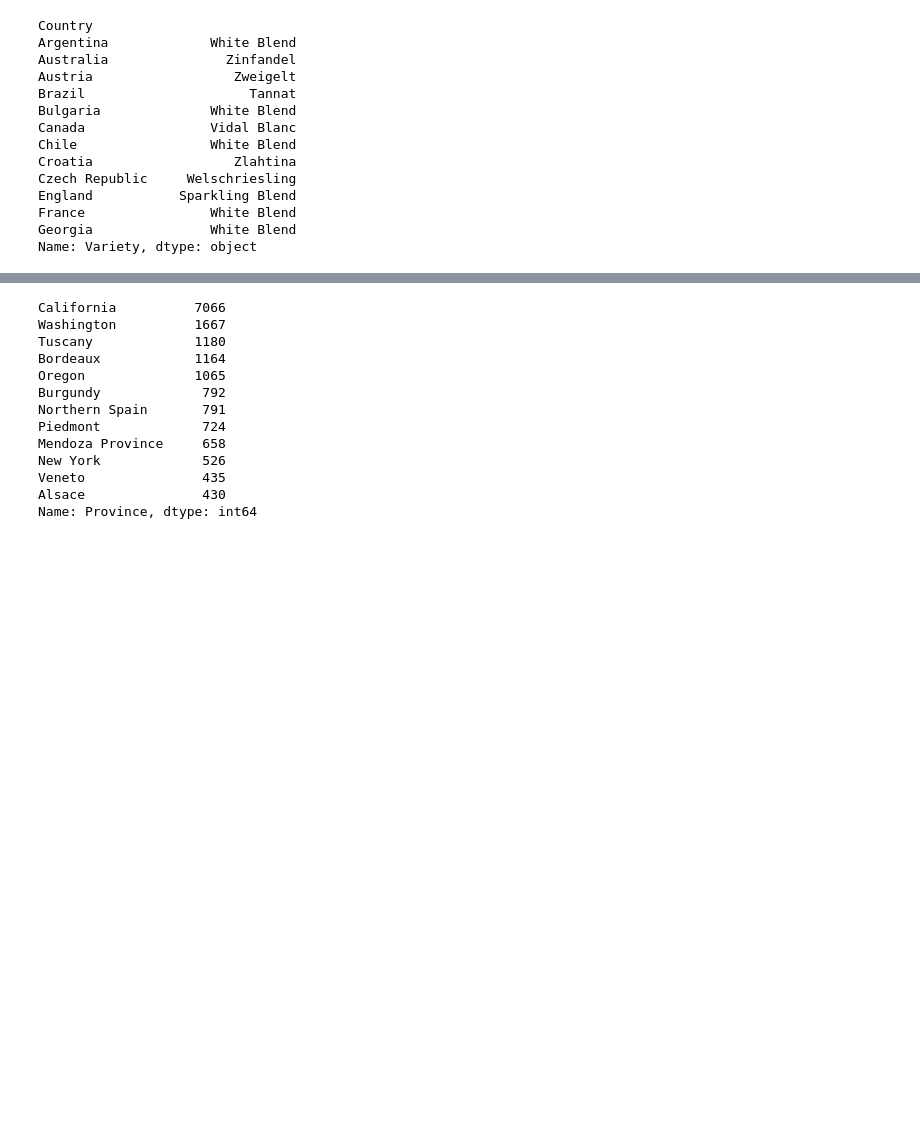
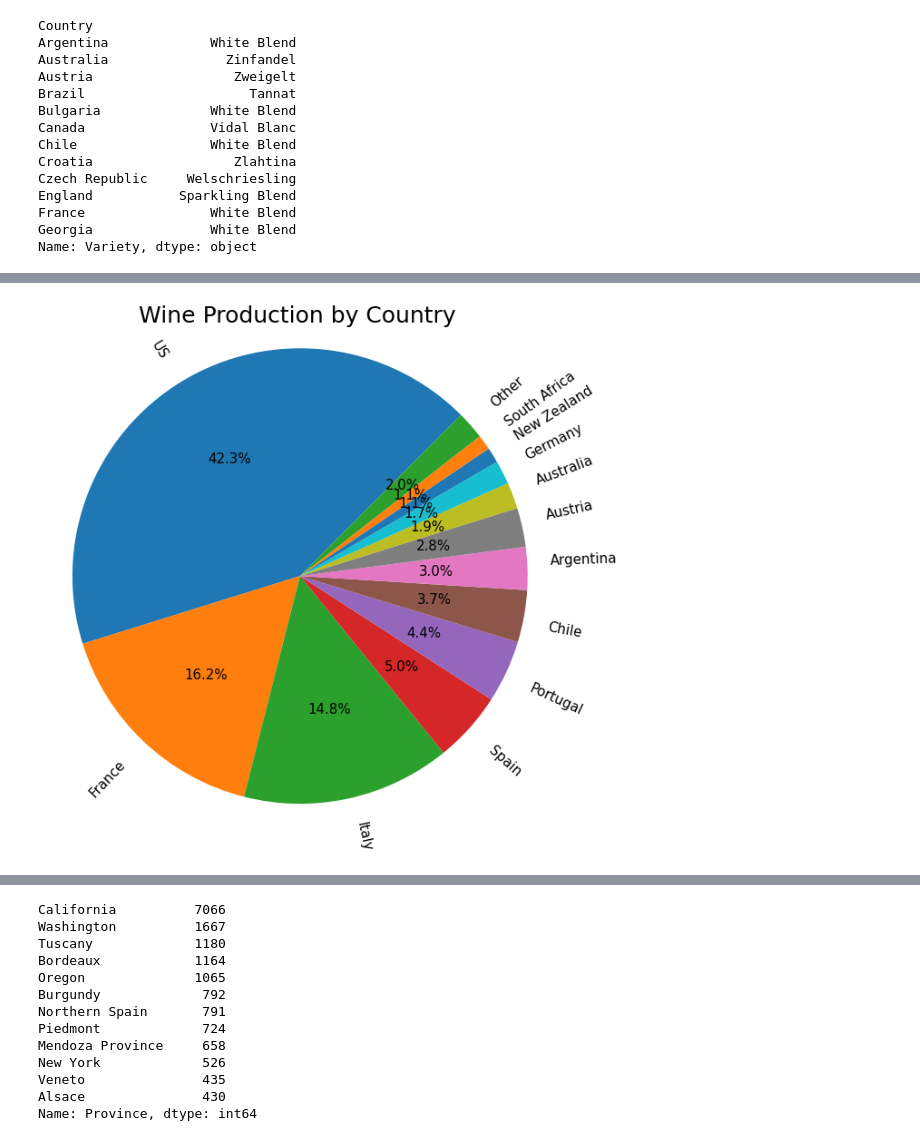
Before and after one commit to kenkre/wine_rating, a Jupyter notebook: wine_rating_data_load_n_EDA.ipynb, the cells around one changed output, grey strips where cells are left out. Cells and saved outputs as stored; diff of their text form; code cells hidden in the pictures; blank space fills up the shorter version.

```diff
--- a/wine_rating_data_load_n_EDA.ipynb
+++ b/wine_rating_data_load_n_EDA.ipynb
@@ -125,4 +129,4 @@ France                White Blend
 Georgia               White Blend
 Name: Variety, dtype: object
 # %%
-df['Country'].value_counts()/len(df)
+df_pie = (df['Country'].value_counts()/len(df)).reset_index()
@@ -146,0 +133,4 @@ Name: Country, dtype: float64
+# %%
+df_pie2=df_pie[df_pie['Country'] > 0.01]
+# %%
+df_pie2.loc[-1] = ['Other',0.019842]
@@ -147,3 +159,16 @@ Name: Country, dtype: float64
+# %%
+labels = df_pie2['index']
+
+fig1, ax1 = plt.subplots(figsize=(10,10))
+plt.rcParams.update({'font.size': 15})
+#plt.title('Wine Production by Country')
+ax1.set_title('Wine Production by Country',fontsize= 25)
+ax1.pie(df_pie2['Country'], labels=labels, autopct='%1.1f%%',rotatelabels=True,startangle=45)
+ax1.axis('equal')  # Equal aspect ratio ensures that pie is drawn as a circle.
+plt.savefig('images/wine_production_country.png')
+plt.show()
+# %% [output]
+[figure, added]
 # %%
 df_top_country = df[df['Country'].isin(['US', 'France','Italy', 'Spain', 'Portugal', 'Chile', 'Argentina', 'Austria',
 'Australia', 'Germany','New Zealand','South Africa'])]
```
Also changed, not shown: parts of 17 cells of this notebook, 14 other files.
